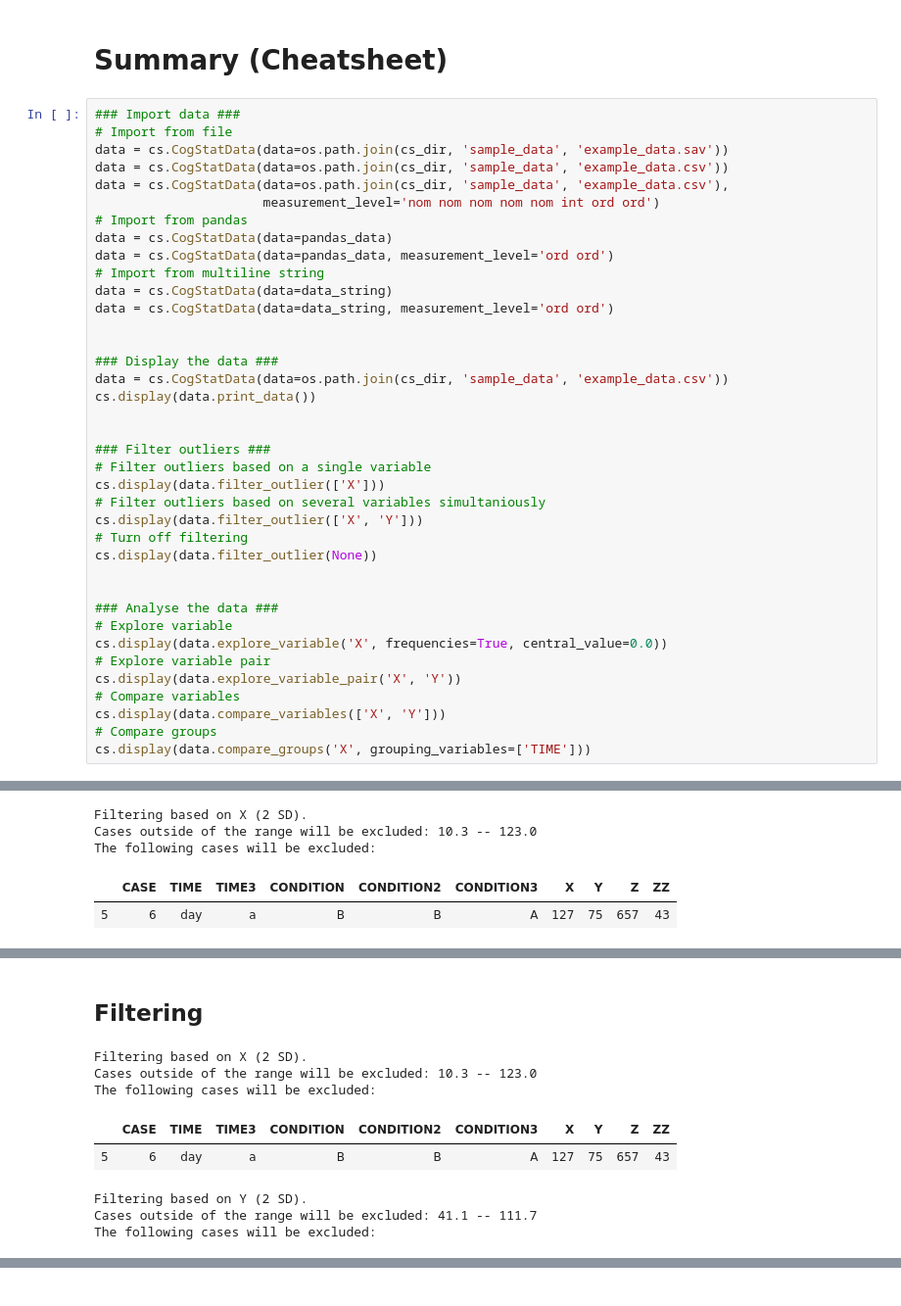
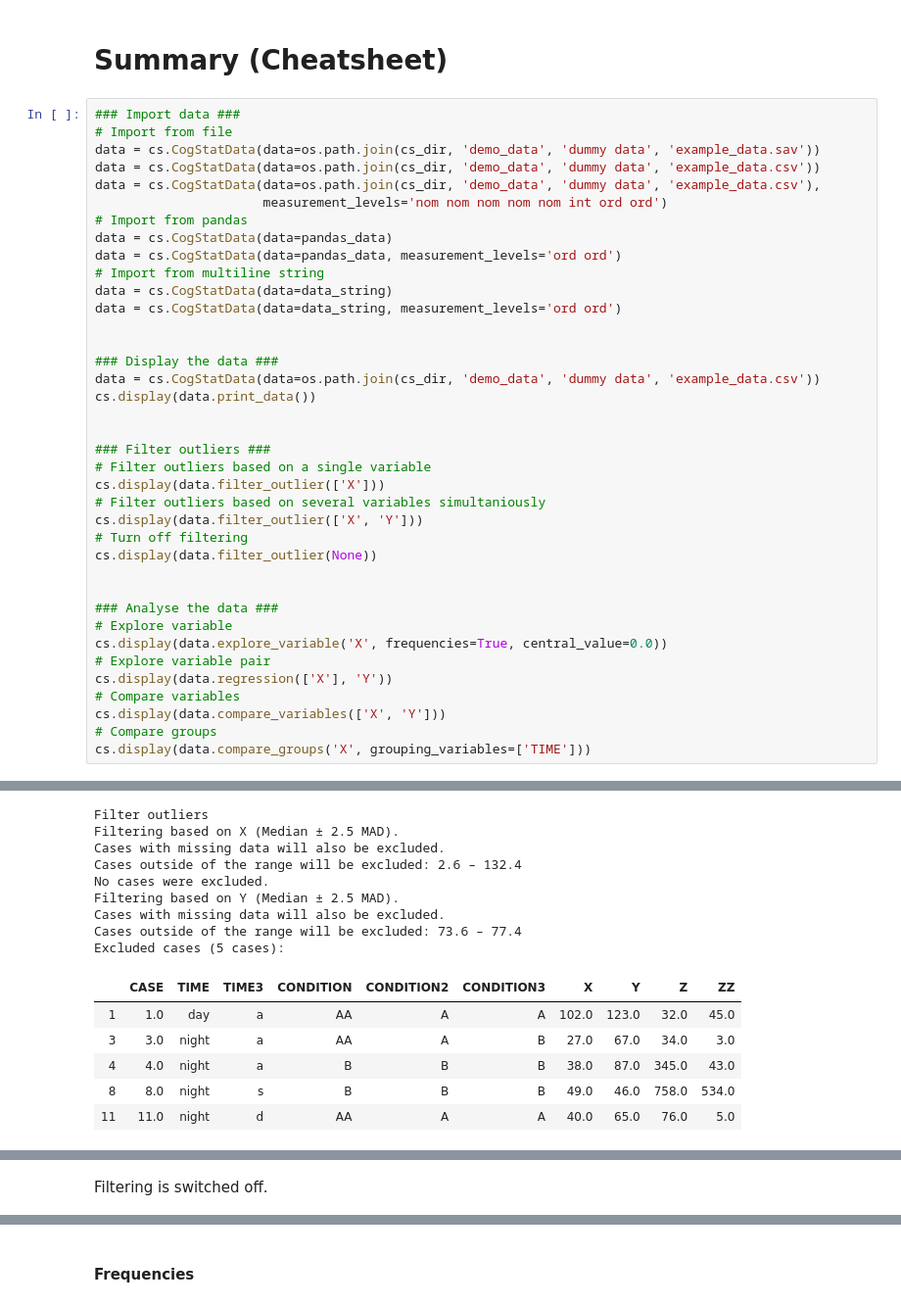
Before and after one commit to cogstat/cogstat, a Jupyter notebook: cogstat/docs/CogStat Jupyter Notebook tutorial.ipynb, the cells around one changed output, grey strips where cells are left out. Shown at 98% size. Saved outputs shown, nothing was run; the diff lists cells and outputs as text.

```diff
--- a/cogstat/docs/CogStat Jupyter Notebook tutorial.ipynb
+++ b/cogstat/docs/CogStat Jupyter Notebook tutorial.ipynb
@@ -501,20 +541,20 @@ Shapiro-Wilk normality test in variable X: W = 0.95, p = 0.635
 # %%
 ### Import data ###
 # Import from file
-data = cs.CogStatData(data=os.path.join(cs_dir, 'sample_data', 'example_data.sav'))
-data = cs.CogStatData(data=os.path.join(cs_dir, 'sample_data', 'example_data.csv'))
-data = cs.CogStatData(data=os.path.join(cs_dir, 'sample_data', 'example_data.csv'),
-                      measurement_level='nom nom nom nom nom int ord ord')
+data = cs.CogStatData(data=os.path.join(cs_dir, 'demo_data', 'dummy data', 'example_data.sav'))
+data = cs.CogStatData(data=os.path.join(cs_dir, 'demo_data', 'dummy data', 'example_data.csv'))
+data = cs.CogStatData(data=os.path.join(cs_dir, 'demo_data', 'dummy data', 'example_data.csv'),
+                      measurement_levels='nom nom nom nom nom int ord ord')
 # Import from pandas
 data = cs.CogStatData(data=pandas_data)
-data = cs.CogStatData(data=pandas_data, measurement_level='ord ord')
+data = cs.CogStatData(data=pandas_data, measurement_levels='ord ord')
 # Import from multiline string
 data = cs.CogStatData(data=data_string)
-data = cs.CogStatData(data=data_string, measurement_level='ord ord')
+data = cs.CogStatData(data=data_string, measurement_levels='ord ord')
 
 
 ### Display the data ###
-data = cs.CogStatData(data=os.path.join(cs_dir, 'sample_data', 'example_data.csv'))
+data = cs.CogStatData(data=os.path.join(cs_dir, 'demo_data', 'dummy data', 'example_data.csv'))
 cs.display(data.print_data())
 
 
@@ -531,7 +571,7 @@ cs.display(data.filter_outlier(None))
 # Explore variable
 cs.display(data.explore_variable('X', frequencies=True, central_value=0.0))
 # Explore variable pair
-cs.display(data.explore_variable_pair('X', 'Y'))
+cs.display(data.regression(['X'], 'Y'))
 # Compare variables
 cs.display(data.compare_variables(['X', 'Y']))
 # Compare groups
@@ -559,5 +603,15 @@ Filtering
-Filtering based on X (2 SD).
-Cases outside of the range will be excluded: 10.3 -- 123.0
-The following cases will be excluded:
+Filter outliers
+Filtering based on X (Median ± 2.5 MAD).
+Cases with missing data will also be excluded.
+Cases outside of the range will be excluded: 2.6 – 132.4
+No cases were excluded.
+Filtering based on Y (Median ± 2.5 MAD).
+Cases with missing data will also be excluded.
+Cases outside of the range will be excluded: 73.6 – 77.4
+Excluded cases (5 cases):
 |  | CASE | TIME | TIME3 | CONDITION | CONDITION2 | CONDITION3 | X | Y | Z | ZZ |
-| 5 | 6 | day | a | B | B | A | 127 | 75 | 657 | 43 |
+| 1 | 1.0 | day | a | AA | A | A | 102.0 | 123.0 | 32.0 | 45.0 |
+| 3 | 3.0 | night | a | AA | A | B | 27.0 | 67.0 | 34.0 | 3.0 |
+| 4 | 4.0 | night | a | B | B | B | 38.0 | 87.0 | 345.0 | 43.0 |
+| 8 | 8.0 | night | s | B | B | B | 49.0 | 46.0 | 758.0 | 534.0 |
+| 11 | 11.0 | night | d | AA | A | A | 40.0 | 65.0 | 76.0 | 5.0 |
@@ -564,9 +619 @@ The following cases will be excluded:
-Filtering
+Filtering is switched off.
-Filtering based on X (2 SD).
-Cases outside of the range will be excluded: 10.3 -- 123.0
-The following cases will be excluded:
-|  | CASE | TIME | TIME3 | CONDITION | CONDITION2 | CONDITION3 | X | Y | Z | ZZ |
-| 5 | 6 | day | a | B | B | A | 127 | 75 | 657 | 43 |
-Filtering based on Y (2 SD).
-Cases outside of the range will be excluded: 41.1 -- 111.7
-The following cases will be excluded:
@@ -577,0 +627 @@ Filtering is switched off.
+Frequencies
```
Also changed, not shown: parts of 8 cells of this notebook.
